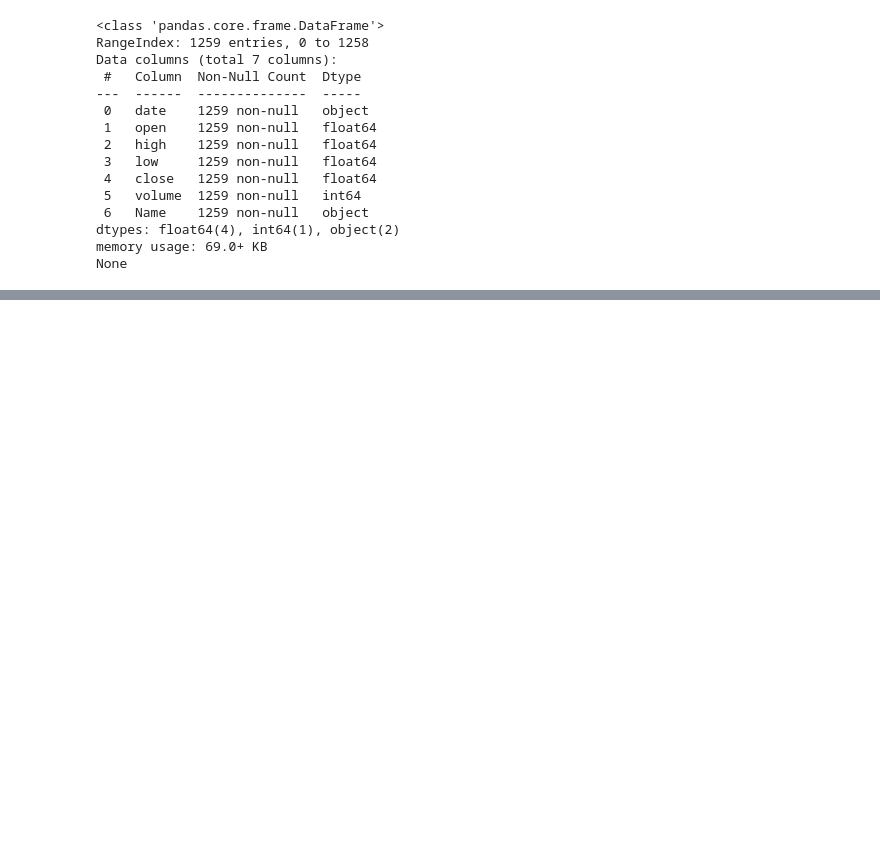
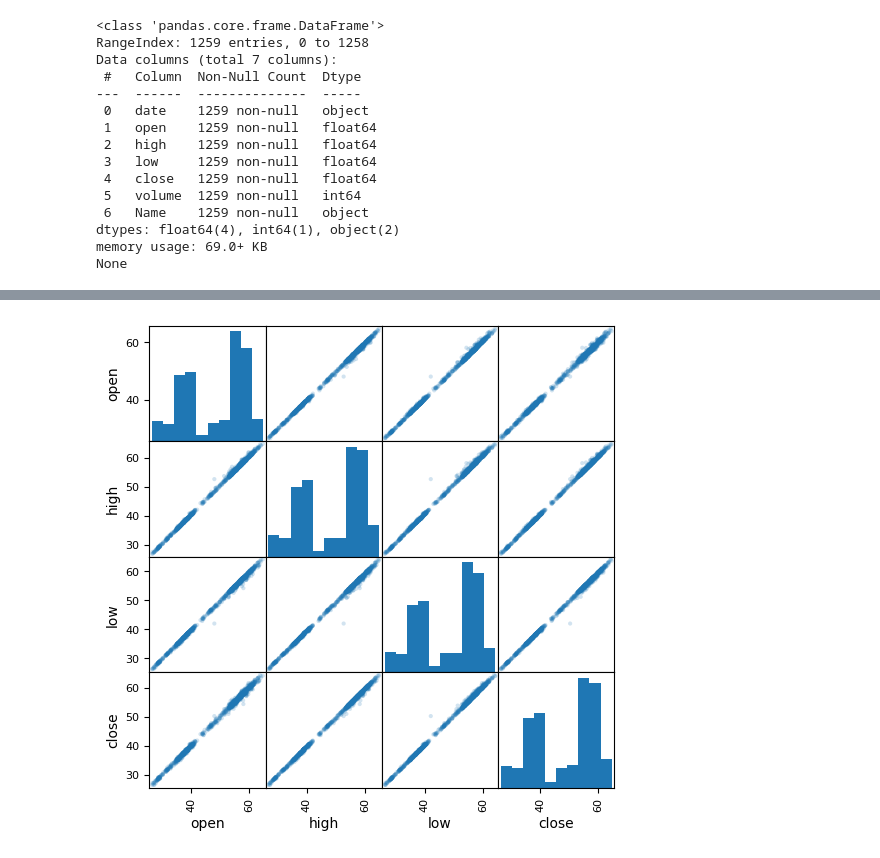
Before and after one commit to TheShade1551/DL_Tensorflow, a Jupyter notebook: Pre-Requisites/Pandas/Pandas.ipynb, the cells around one changed output, grey strips where cells are left out. Cells and saved outputs as stored; diff of their text form; code cells hidden in the pictures; blank space fills up the shorter version.

```diff
--- a/Pre-Requisites/Pandas/Pandas.ipynb
+++ b/Pre-Requisites/Pandas/Pandas.ipynb
@@ -100,0 +339,6 @@ None
+# %%
+from pandas.plotting import scatter_matrix
+scatter_matrix(df[['open','high','low','close']],
+                alpha=0.2, figsize=(6,6));
+# %% [output]
+[figure, added]
```
Also changed, not shown: parts of 53 cells of this notebook, 3 other files.
